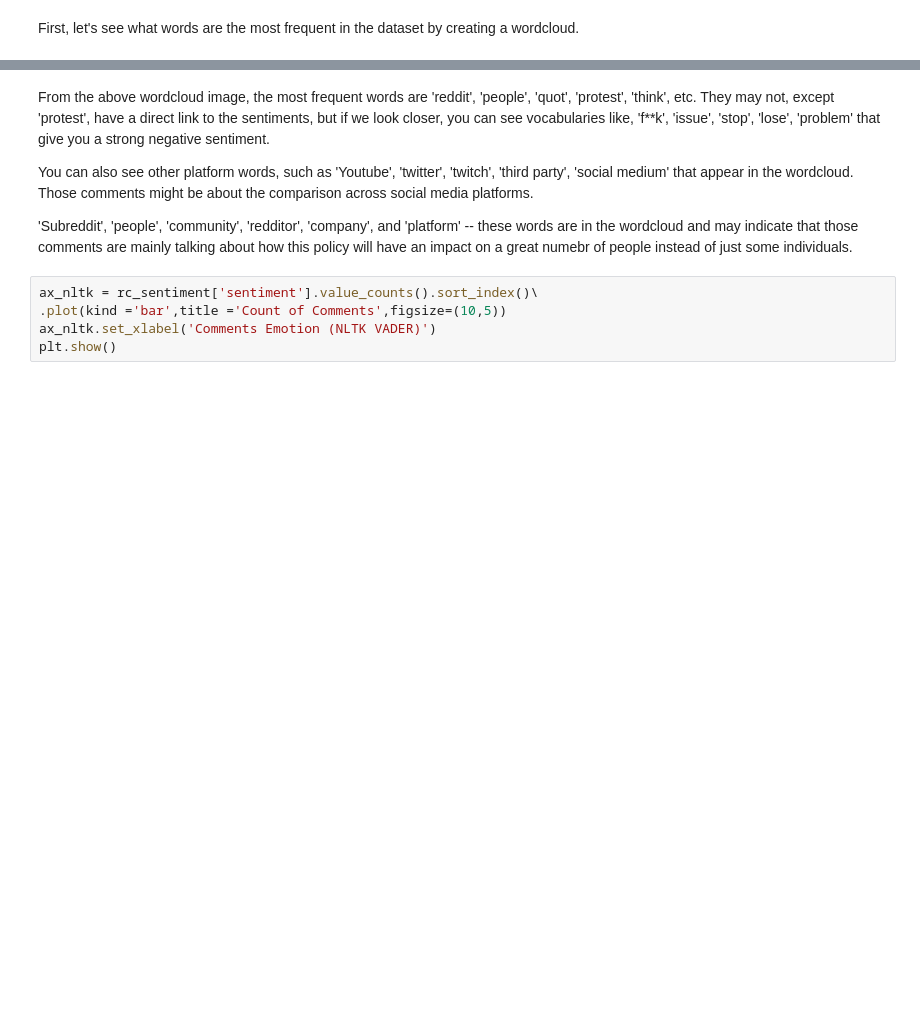
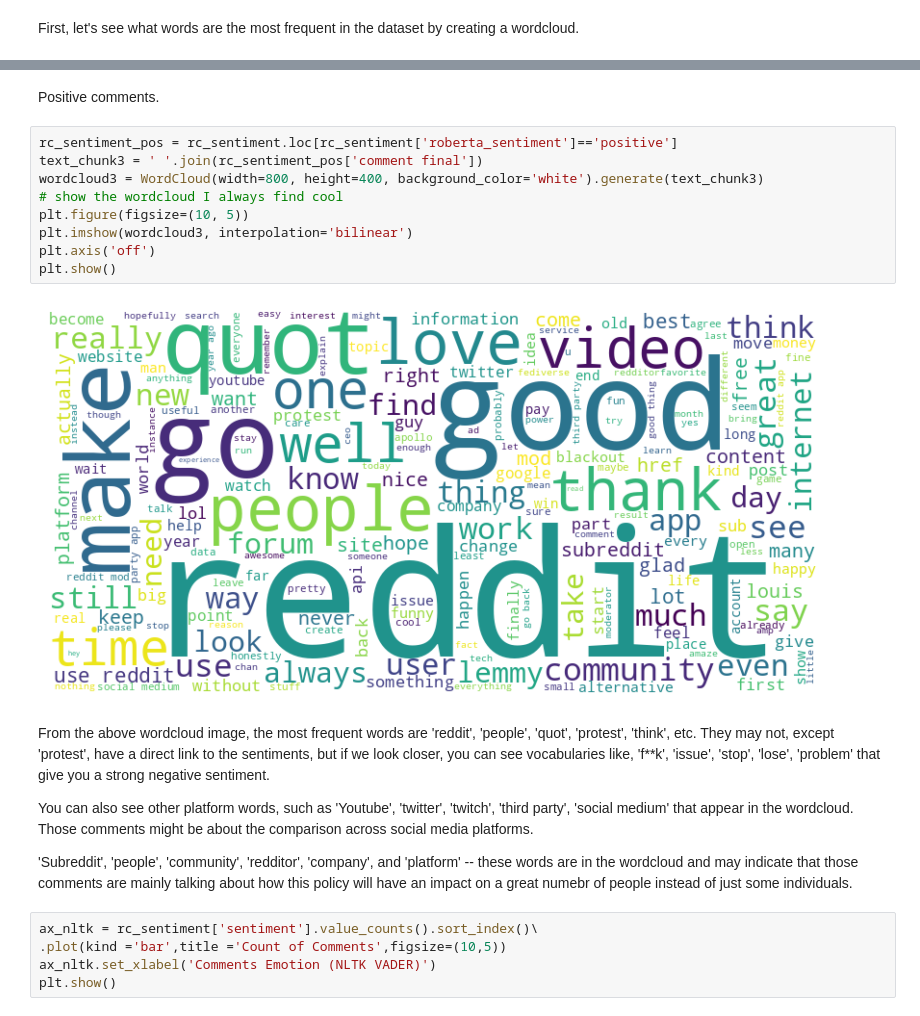
Before and after one commit to WilliamLu1999/Data-ML-Projects, a Jupyter notebook: reddit_api_sentiment_analysis_spark.ipynb, the cells around one changed output, grey strips where cells are left out. Drawn from its saved outputs; the diff is of its cells as text; blank space fills up the shorter version.

```diff
--- a/reddit_api_sentiment_analysis_spark.ipynb
+++ b/reddit_api_sentiment_analysis_spark.ipynb
@@ -635,3 +640,16 @@ plt.show()
+# %% [markdown]
+Positive comments.
+# %%
+rc_sentiment_pos = rc_sentiment.loc[rc_sentiment['roberta_sentiment']=='positive']
+text_chunk3 = ' '.join(rc_sentiment_pos['comment final'])
+wordcloud3 = WordCloud(width=800, height=400, background_color='white').generate(text_chunk3)
+# show the wordcloud I always find cool
+plt.figure(figsize=(10, 5))
+plt.imshow(wordcloud3, interpolation='bilinear')
+plt.axis('off')
+plt.show()
+# %% [output]
+[figure, added]
 # %% [markdown]
 From the above wordcloud image, the most frequent words are 'reddit', 'people', 'quot', 'protest', 'think', etc. They may not, except 'protest', have a direct link to the sentiments, but if we look closer, you can see vocabularies like, 'f**k', 'issue', 'stop', 'lose', 'problem' that give you a strong negative sentiment.
 
```
Also changed, not shown: parts of 12 cells of this notebook.
